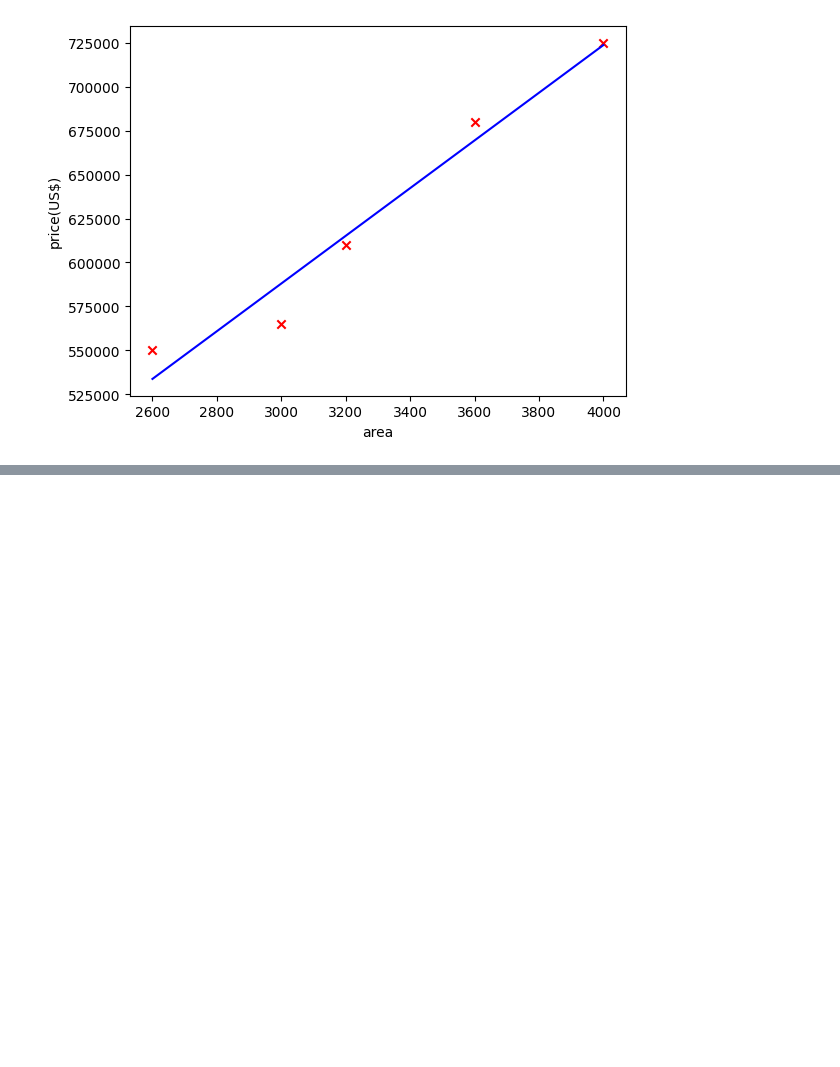
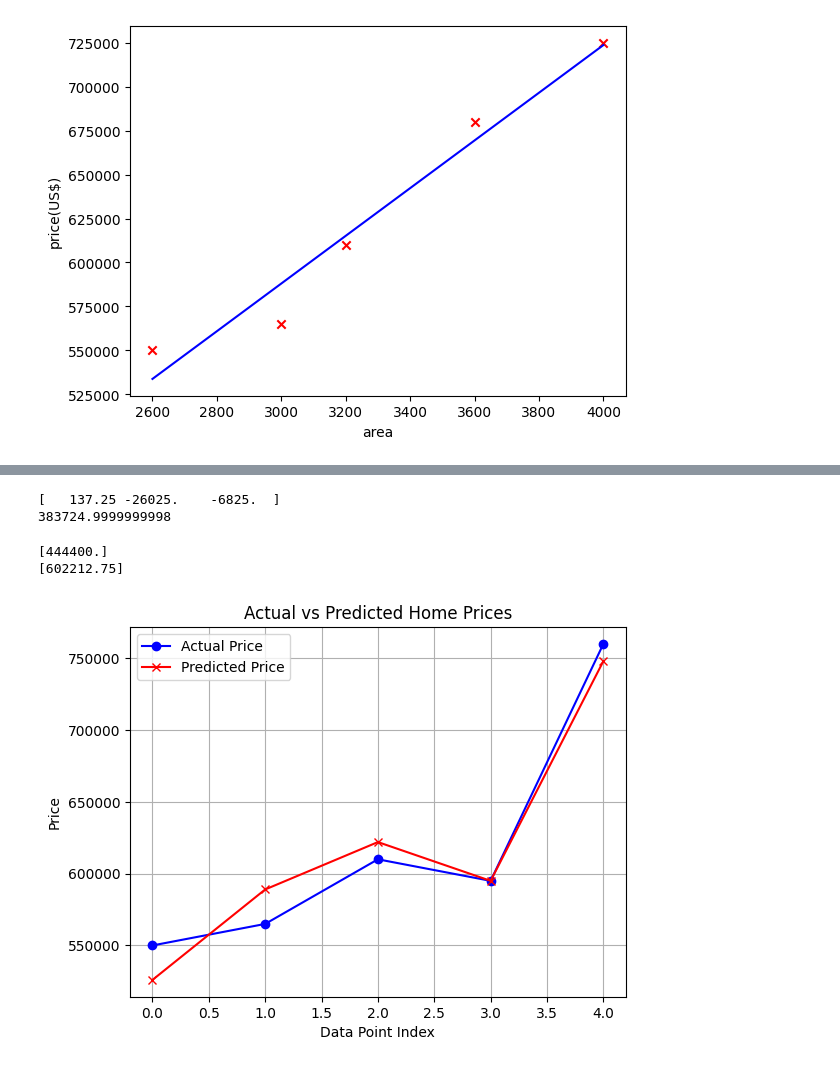
Before and after one commit to Aryaan147/Python, a Jupyter notebook: Scikit Learn/ScikitLearn2.ipynb, the cells around one changed output, grey strips where cells are left out. Saved outputs shown, nothing was run; the diff lists cells and outputs as text; code cells hidden in the pictures; blank space fills up the shorter version.

```diff
--- a/Scikit Learn/ScikitLearn2.ipynb
+++ b/Scikit Learn/ScikitLearn2.ipynb
@@ -55,0 +96,52 @@ plt.show()
+# %%
+reg = linear_model.LinearRegression()
+reg.fit(df2[["area", "bedrooms", "age"]], df2.price)
+# ref.fit(df[["x1", "x2", "x3"]], df.y)
+# this will make a model and choose the suitable value of parameters (w's and b {weights and bias})
+
+
+# weights:
+print(reg.coef_)
+
+# bias
+print(reg.intercept_)
+# %% [output]
+[   137.25 -26025.    -6825.  ]
+383724.9999999998
+# %%
+print(reg.predict([[3000, 3, 40]]))
+print(reg.predict([[2599,4,5]]))
+# %% [output]
+[444400.]
+[602212.75]
+# %%
+import pandas as pd
+import matplotlib.pyplot as plt
+from sklearn.linear_model import LinearRegression
+import math
+
+# Load and clean data
+df2 = pd.read_csv("df2_homeprices.csv")
+median_bedrooms = math.floor(df2.bedrooms.median())
+df2.bedrooms = df2.bedrooms.fillna(median_bedrooms)
+
+# Train model
+reg = LinearRegression()
+X = df2[["area", "bedrooms", "age"]]
+y = df2.price
+reg.fit(X, y)
+
+# Predict prices
+predicted = reg.predict(X)
+
+# Plot actual vs predicted
+plt.plot(y.values, label="Actual Price", color="blue", marker='o')
+plt.plot(predicted, label="Predicted Price", color="red", marker='x')
+plt.xlabel("Data Point Index")
+plt.ylabel("Price")
+plt.title("Actual vs Predicted Home Prices")
+plt.legend()
+plt.grid(True)
+plt.show()
+# %% [output]
+[figure, added]
```
Also changed, not shown: parts of 9 cells of this notebook, 4 other files.
